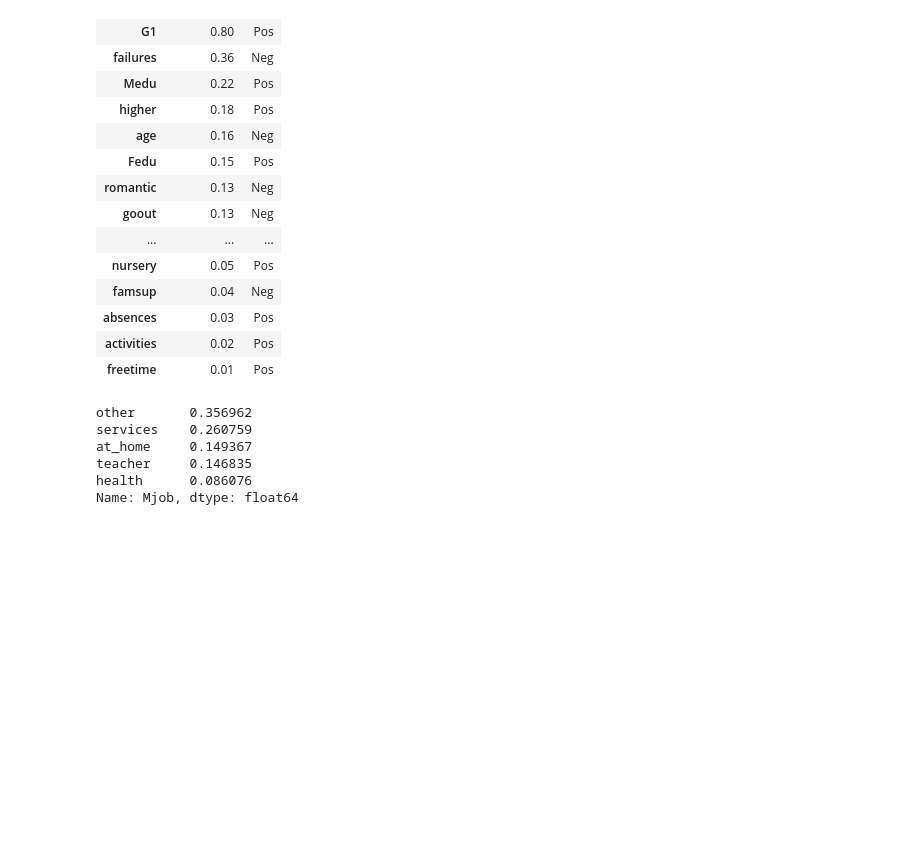
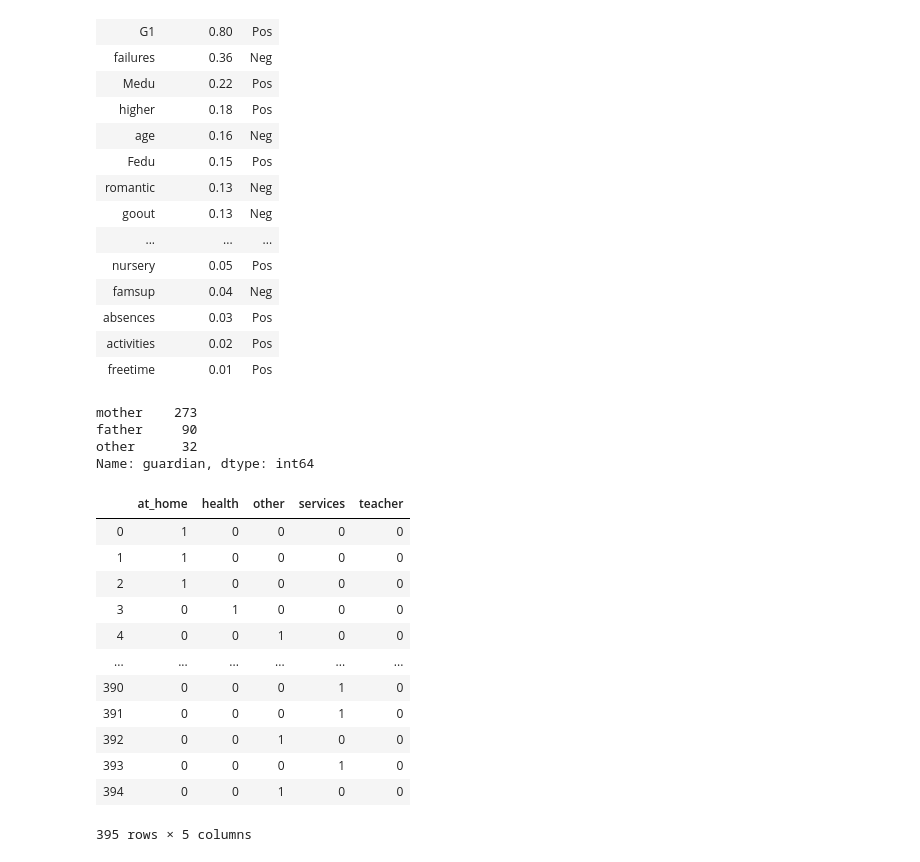
Before and after one commit to albertorekena/education-improvement, a Jupyter notebook: Pruebas.ipynb, the cells around one changed output. Drawn from its saved outputs; the diff is of its cells as text; code cells hidden in the pictures; blank space fills up the shorter version.

```diff
--- a/Pruebas.ipynb
+++ b/Pruebas.ipynb
@@ -206,11 +246,9 @@ print_correlation_table('G3')
 | activities | 0.02 | Pos |
 | freetime | 0.01 | Pos |
 # %%
-df_mat['Mjob'].value_counts(normalize = True)
+df_mat["guardian"].value_counts()
 # %% [output]
-other       0.356962
-services    0.260759
-at_home     0.149367
-teacher     0.146835
-health      0.086076
-Name: Mjob, dtype: float64
+mother    273
+father     90
+other      32
+Name: guardian, dtype: int64
@@ -216,0 +257,16 @@ Name: Mjob, dtype: float64
+# %%
+one_hot_Mjob
+# %% [output]
+|  | at_home | health | other | services | teacher |
+| 0 | 1 | 0 | 0 | 0 | 0 |
+| 1 | 1 | 0 | 0 | 0 | 0 |
+| 2 | 1 | 0 | 0 | 0 | 0 |
+| 3 | 0 | 1 | 0 | 0 | 0 |
+| 4 | 0 | 0 | 1 | 0 | 0 |
+| ... | ... | ... | ... | ... | ... |
+| 390 | 0 | 0 | 0 | 1 | 0 |
+| 391 | 0 | 0 | 0 | 1 | 0 |
+| 392 | 0 | 0 | 1 | 0 | 0 |
+| 393 | 0 | 0 | 0 | 1 | 0 |
+| 394 | 0 | 0 | 1 | 0 | 0 |
+395 rows × 5 columns
```
Also changed, not shown: parts of 16 cells of this notebook, 7 other files.
